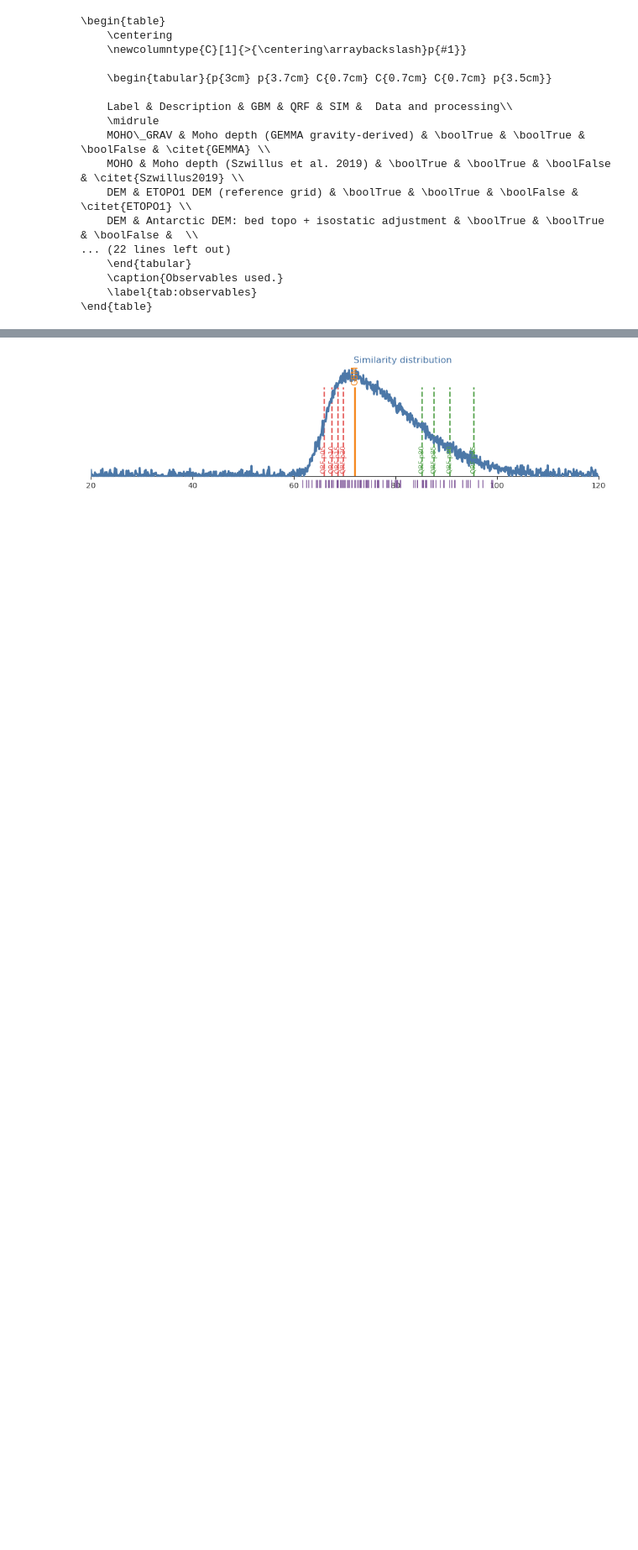
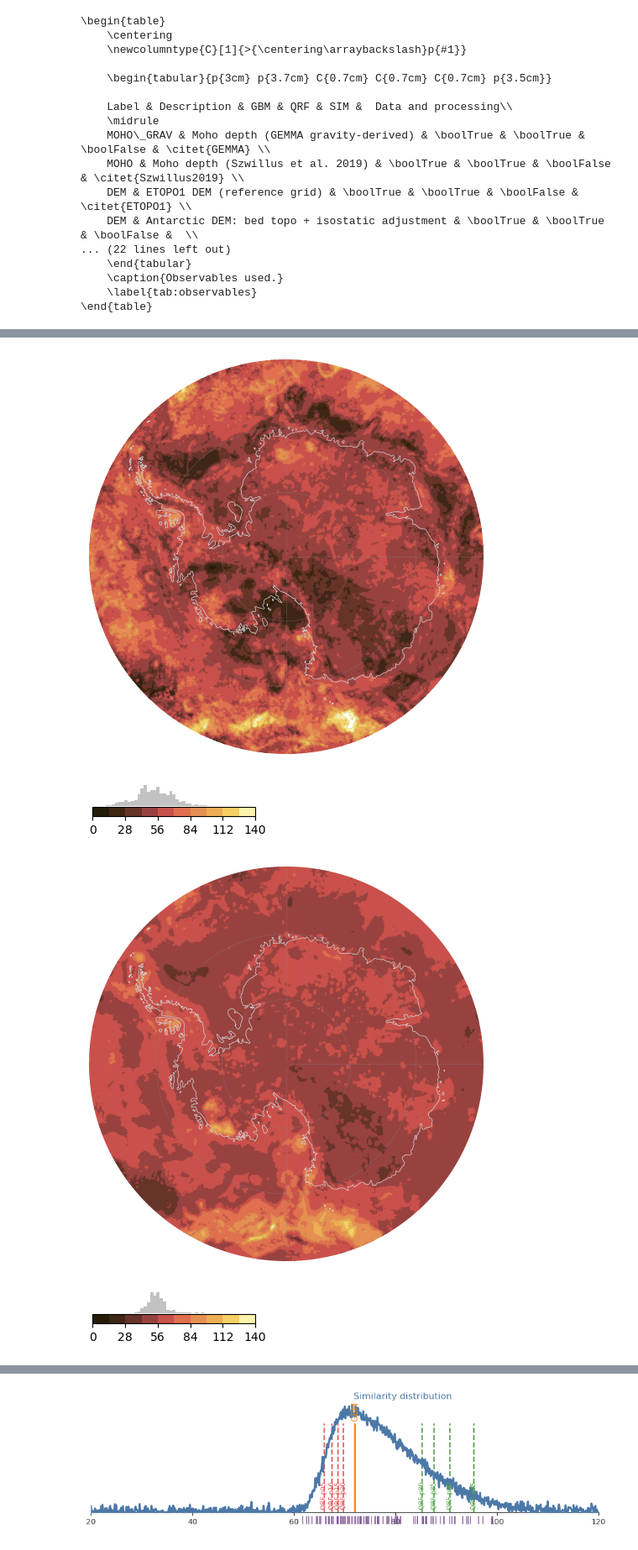
Before and after one commit to TobbeTripitaka/Aq2, a Jupyter notebook: X_EXTRAS.ipynb, the cells around one changed output, grey strips where cells are left out. Shown at 84% size. Drawn from its saved outputs; the diff is of its cells as text; code cells hidden in the pictures; blank space fills up the shorter version.

```diff
--- a/X_EXTRAS.ipynb
+++ b/X_EXTRAS.ipynb
@@ -235,0 +219,28 @@ agrid_aq_gbm =  grid_from_xr_dataset(aq_gbm)
+# %%
+
+ant_map(
+    agrid_aq_gbm,
+    'gbm_q50_corr',
+    save_cbar='fig/aq2_gbm_q_cbar.png',
+    save_fig='fig/aq2_gbm_q.png',
+)
+
+
+ant_map(
+    agrid_aq_qrf,
+    'qrf_q50_corr',
+    save_cbar='fig/aq2_qrf_q_cbar.png',
+    save_fig='fig/aq2_qrf_q.png',
+)
+
+ant_map(
+    agrid_aq_sim,
+    'sim_q_corr',
+    save_cbar='fig/aq2_sim_q_cbar.png',
+    save_fig='fig/aq2_sim_q.png',
+)
+# %% [output]
+[figure, added]
+[figure, added]
+[figure, added]
+[figure, added]
```
Also changed, not shown: parts of 14 cells of this notebook, 2 other files.
